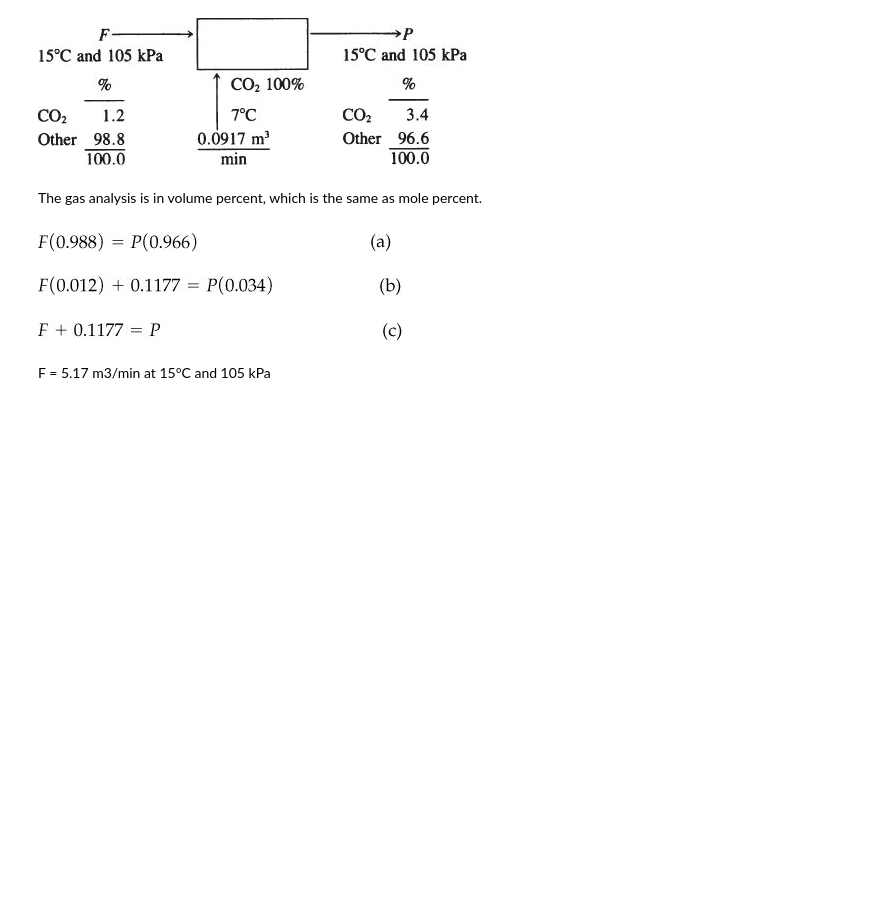
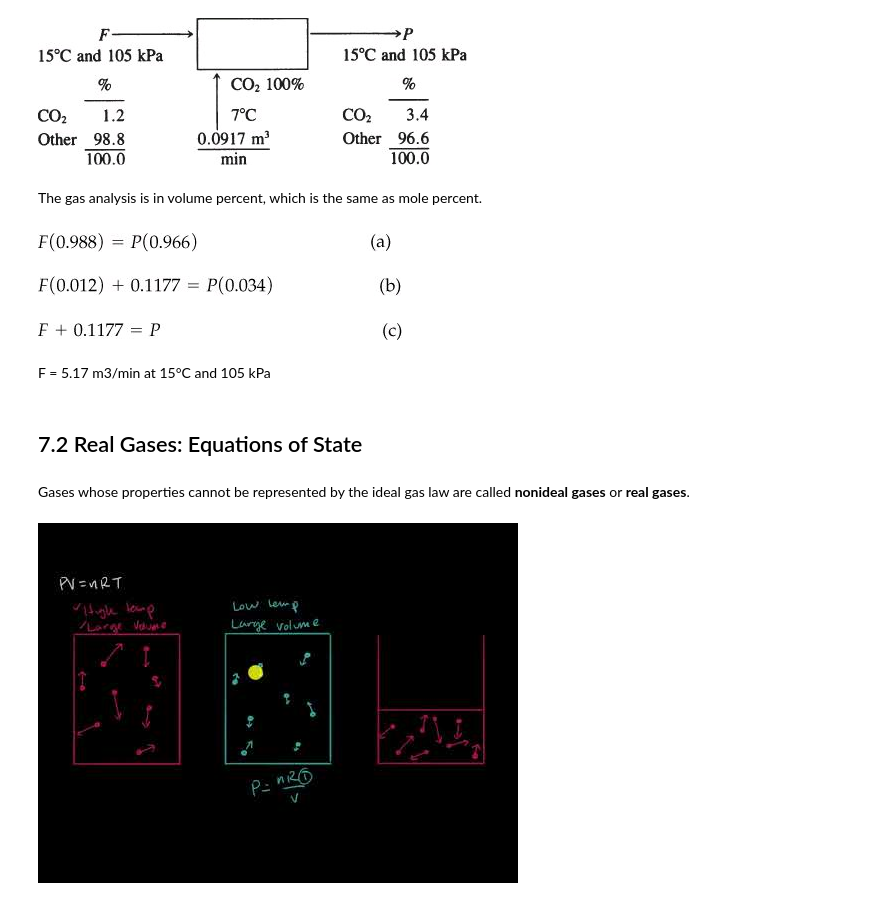
Before and after one commit to AhmadAlsaadi/Introduction-to-chemical-engineering, a Jupyter notebook: chapter-7 ideal and real gases.ipynb, the cells around one changed output. Cells and saved outputs as stored; diff of their text form; code cells hidden in the pictures; blank space fills up the shorter version.

```diff
--- a/chapter-7 ideal and real gases.ipynb
+++ b/chapter-7 ideal and real gases.ipynb
@@ -251,3 +251,12 @@ The gas analysis is in volume percent, which is the same as mole percent.
 ![image.png](attachment:image.png)
 # %% [markdown]
 F = 5.17 m3/min at 15°C and 105 kPa
+# %% [markdown]
+## 7.2 Real Gases: Equations of State
+# %% [markdown]
+Gases whose properties cannot be represented by the ideal gas law are called **nonideal gases** or **real gases**.
+# %%
+from IPython.display import YouTubeVideo
+YouTubeVideo('UABFOI1sb7A', width=800, height=400)
+# %% [output]
+[figure, added]
```
Also changed, not shown: parts of 33 cells of this notebook.
